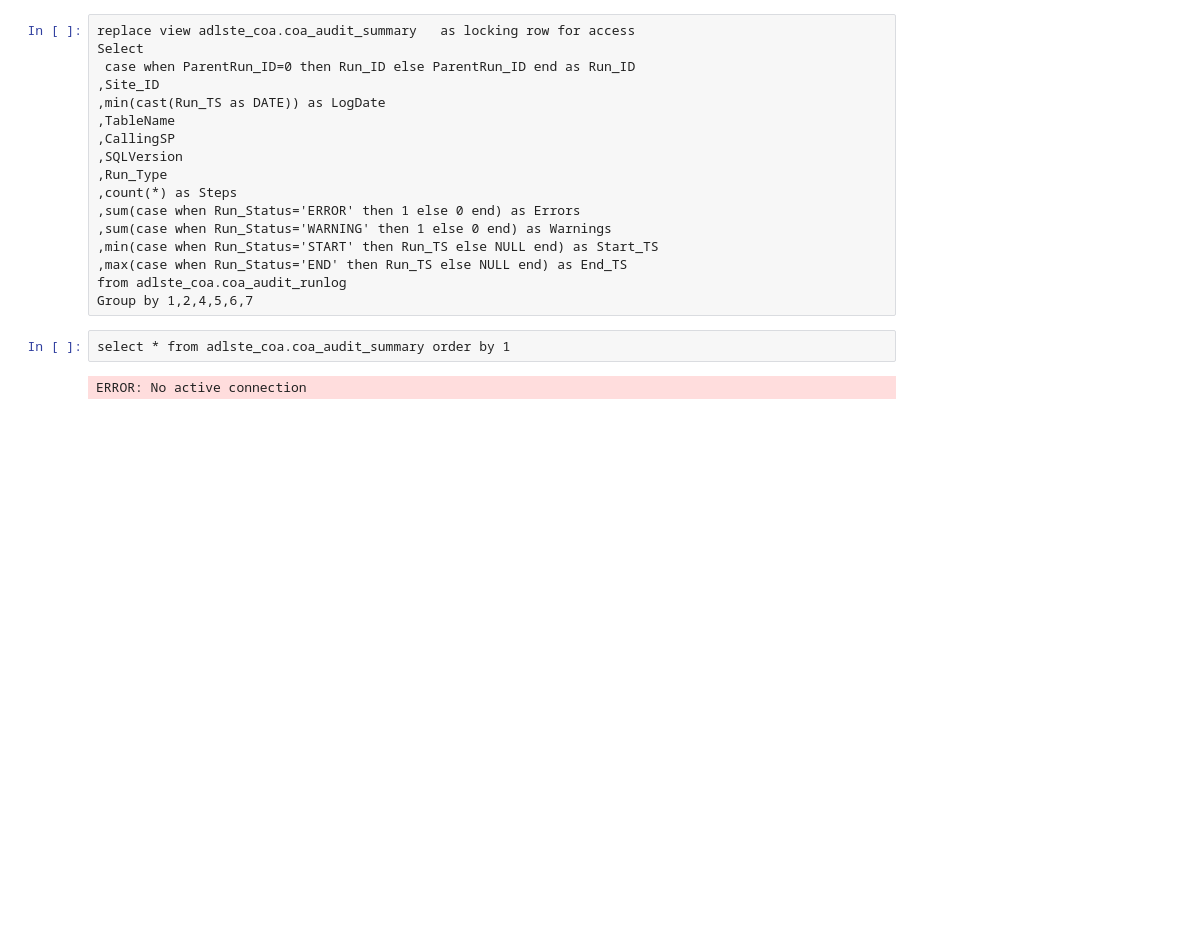
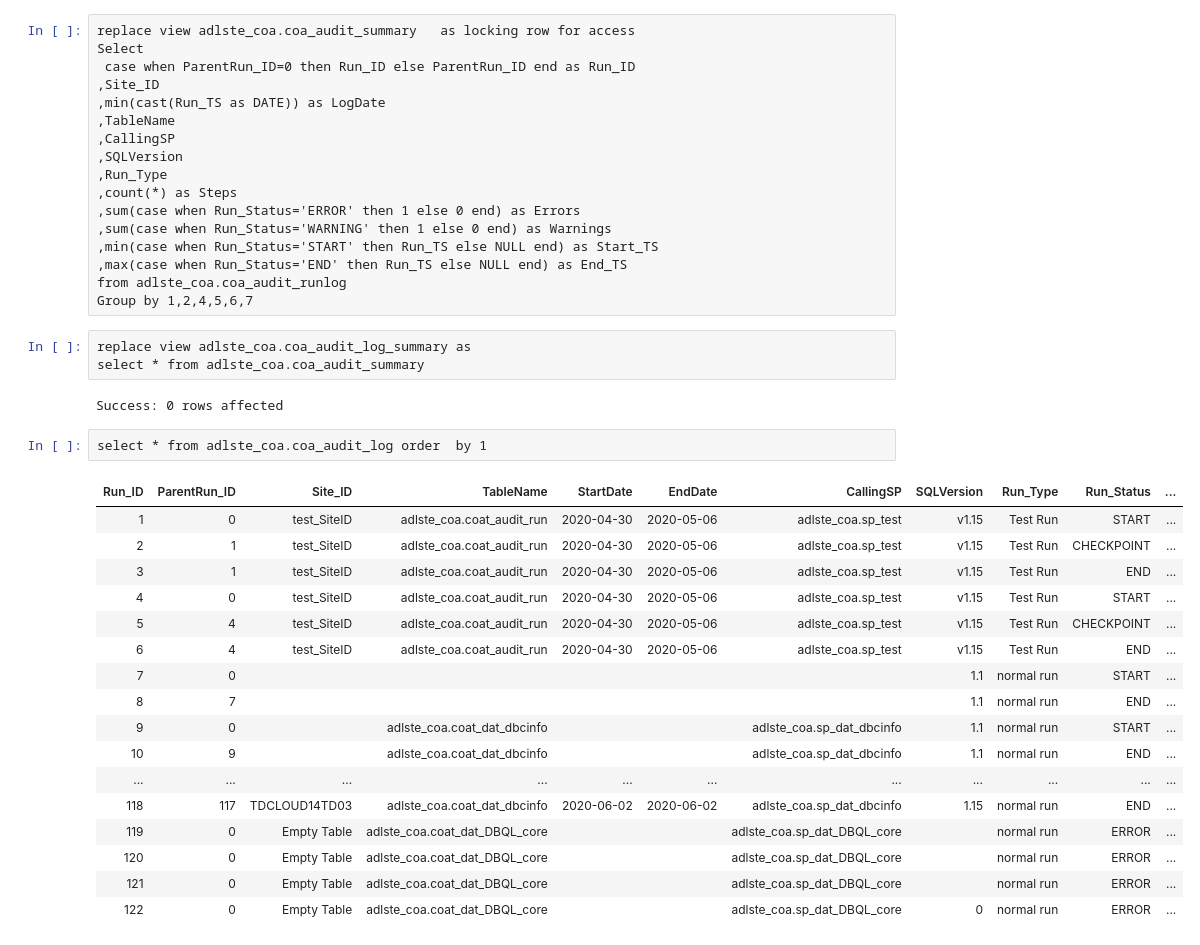
Before and after one commit to tdcoa/sql, a Jupyter notebook: datamodel/audit_process.ipynb, the cells around one changed output. Drawn from its saved outputs; the diff is of its cells as text; blank space fills up the shorter version.

```diff
--- a/datamodel/audit_process.ipynb
+++ b/datamodel/audit_process.ipynb
@@ -159,7 +175,28 @@ Select
 ,max(case when Run_Status='END' then Run_TS else NULL end) as End_TS
 from adlste_coa.coa_audit_runlog
 Group by 1,2,4,5,6,7
+# %%
+replace view adlste_coa.coa_audit_log_summary as
+select * from adlste_coa.coa_audit_summary
+# %% [output]
+Success: 0 rows affected
 # %%
-select * from adlste_coa.coa_audit_summary order by 1
+select * from adlste_coa.coa_audit_log order  by 1
 # %% [output]
-ERROR: No active connection
+| Run_ID | ParentRun_ID | Site_ID | TableName | StartDate | EndDate | CallingSP | SQLVersion | Run_Type | Run_Status | ... |
+| 1 | 0 | test_SiteID | adlste_coa.coat_audit_run | 2020-04-30 | 2020-05-06 | adlste_coa.sp_test | v1.15 | Test Run | START | ... |
+| 2 | 1 | test_SiteID | adlste_coa.coat_audit_run | 2020-04-30 | 2020-05-06 | adlste_coa.sp_test | v1.15 | Test Run | CHECKPOINT | ... |
+| 3 | 1 | test_SiteID | adlste_coa.coat_audit_run | 2020-04-30 | 2020-05-06 | adlste_coa.sp_test | v1.15 | Test Run | END | ... |
+| 4 | 0 | test_SiteID | adlste_coa.coat_audit_run | 2020-04-30 | 2020-05-06 | adlste_coa.sp_test | v1.15 | Test Run | START | ... |
+| 5 | 4 | test_SiteID | adlste_coa.coat_audit_run | 2020-04-30 | 2020-05-06 | adlste_coa.sp_test | v1.15 | Test Run | CHECKPOINT | ... |
+| 6 | 4 | test_SiteID | adlste_coa.coat_audit_run | 2020-04-30 | 2020-05-06 | adlste_coa.sp_test | v1.15 | Test Run | END | ... |
+| 7 | 0 |  |  |  |  |  | 1.1 | normal run | START | ... |
+| 8 | 7 |  |  |  |  |  | 1.1 | normal run | END | ... |
+| 9 | 0 |  | adlste_coa.coat_dat_dbcinfo |  |  | adlste_coa.sp_dat_dbcinfo | 1.1 | normal run | START | ... |
+| 10 | 9 |  | adlste_coa.coat_dat_dbcinfo |  |  | adlste_coa.sp_dat_dbcinfo | 1.1 | normal run | END | ... |
+| ... | ... | ... | ... | ... | ... | ... | ... | ... | ... | ... |
+| 118 | 117 | TDCLOUD14TD03 | adlste_coa.coat_dat_dbcinfo | 2020-06-02 | 2020-06-02 | adlste_coa.sp_dat_dbcinfo | 1.15 | normal run | END | ... |
+| 119 | 0 | Empty Table | adlste_coa.coat_dat_DBQL_core |  |  | adlste_coa.sp_dat_DBQL_core |  | normal run | ERROR | ... |
+| 120 | 0 | Empty Table | adlste_coa.coat_dat_DBQL_core |  |  | adlste_coa.sp_dat_DBQL_core |  | normal run | ERROR | ... |
+| 121 | 0 | Empty Table | adlste_coa.coat_dat_DBQL_core |  |  | adlste_coa.sp_dat_DBQL_core |  | normal run | ERROR | ... |
+| 122 | 0 | Empty Table | adlste_coa.coat_dat_DBQL_core |  |  | adlste_coa.sp_dat_DBQL_core | 0 | normal run | ERROR | ... |
```
Also changed, not shown: parts of 7 cells of this notebook, 2 other files.
